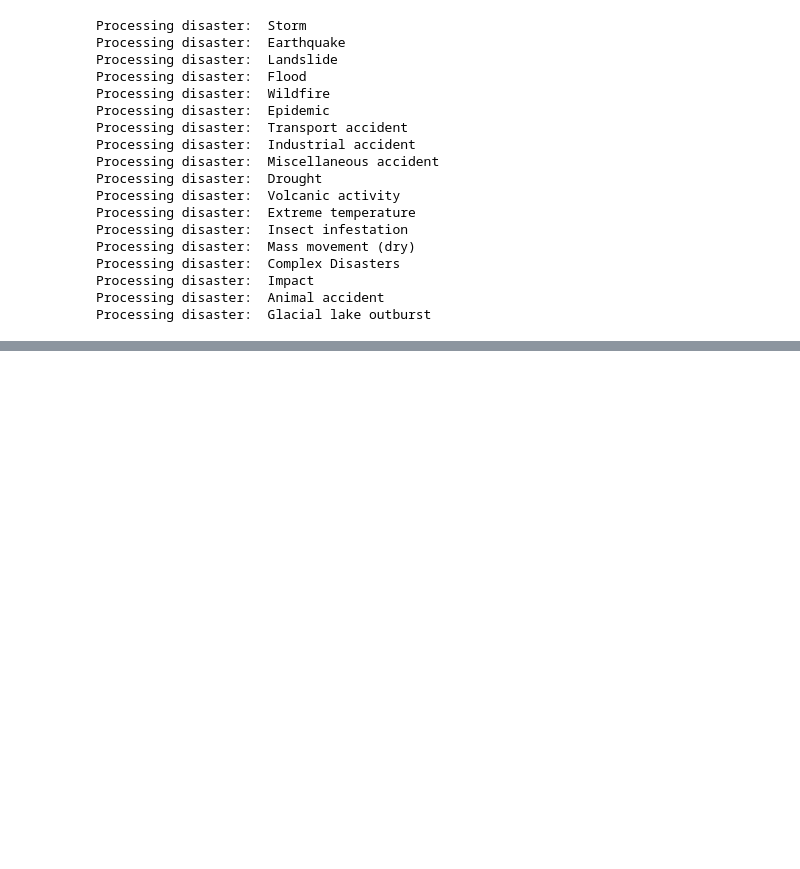
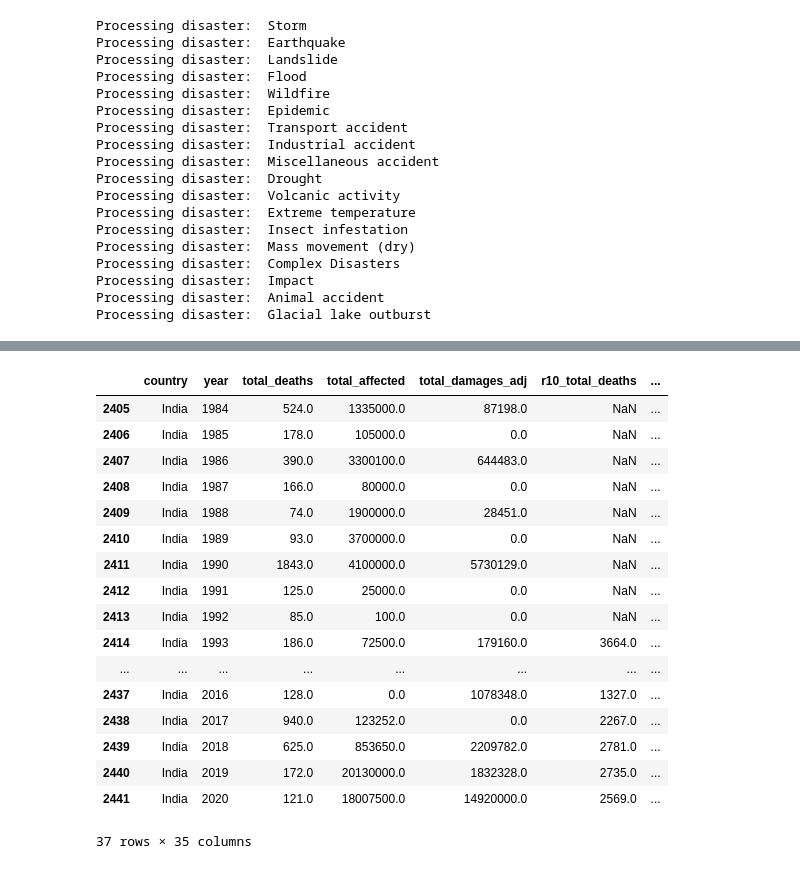
Before and after one commit to Nitasha05/Disasters-and-green-Innovation, a Jupyter notebook: EM_DAT cleaning.ipynb, the cells around one changed output, grey strips where cells are left out. Drawn from its saved outputs; the diff is of its cells as text; code cells hidden in the pictures; blank space fills up the shorter version.

```diff
--- a/EM_DAT cleaning.ipynb
+++ b/EM_DAT cleaning.ipynb
@@ -73,0 +105,22 @@ Processing disaster:  Glacial lake outburst
+# %%
+df=pd.read_csv('/Volumes/NJ_4TB/EMDAT/Storm_EMDAT_panel.csv', skipinitialspace=True)
+df[df['country']=='India']
+# %% [output]
+|  | country | year | total_deaths | total_affected | total_damages_adj | r10_total_deaths | ... |
+| 2405 | India | 1984 | 524.0 | 1335000.0 | 87198.0 | NaN | ... |
+| 2406 | India | 1985 | 178.0 | 105000.0 | 0.0 | NaN | ... |
+| 2407 | India | 1986 | 390.0 | 3300100.0 | 644483.0 | NaN | ... |
+| 2408 | India | 1987 | 166.0 | 80000.0 | 0.0 | NaN | ... |
+| 2409 | India | 1988 | 74.0 | 1900000.0 | 28451.0 | NaN | ... |
+| 2410 | India | 1989 | 93.0 | 3700000.0 | 0.0 | NaN | ... |
+| 2411 | India | 1990 | 1843.0 | 4100000.0 | 5730129.0 | NaN | ... |
+| 2412 | India | 1991 | 125.0 | 25000.0 | 0.0 | NaN | ... |
+| 2413 | India | 1992 | 85.0 | 100.0 | 0.0 | NaN | ... |
+| 2414 | India | 1993 | 186.0 | 72500.0 | 179160.0 | 3664.0 | ... |
+| ... | ... | ... | ... | ... | ... | ... | ... |
+| 2437 | India | 2016 | 128.0 | 0.0 | 1078348.0 | 1327.0 | ... |
+| 2438 | India | 2017 | 940.0 | 123252.0 | 0.0 | 2267.0 | ... |
+| 2439 | India | 2018 | 625.0 | 853650.0 | 2209782.0 | 2781.0 | ... |
+| 2440 | India | 2019 | 172.0 | 20130000.0 | 1832328.0 | 2735.0 | ... |
+| 2441 | India | 2020 | 121.0 | 18007500.0 | 14920000.0 | 2569.0 | ... |
+37 rows × 35 columns
```
Also changed, not shown: parts of 4 cells of this notebook, 2 other files.
